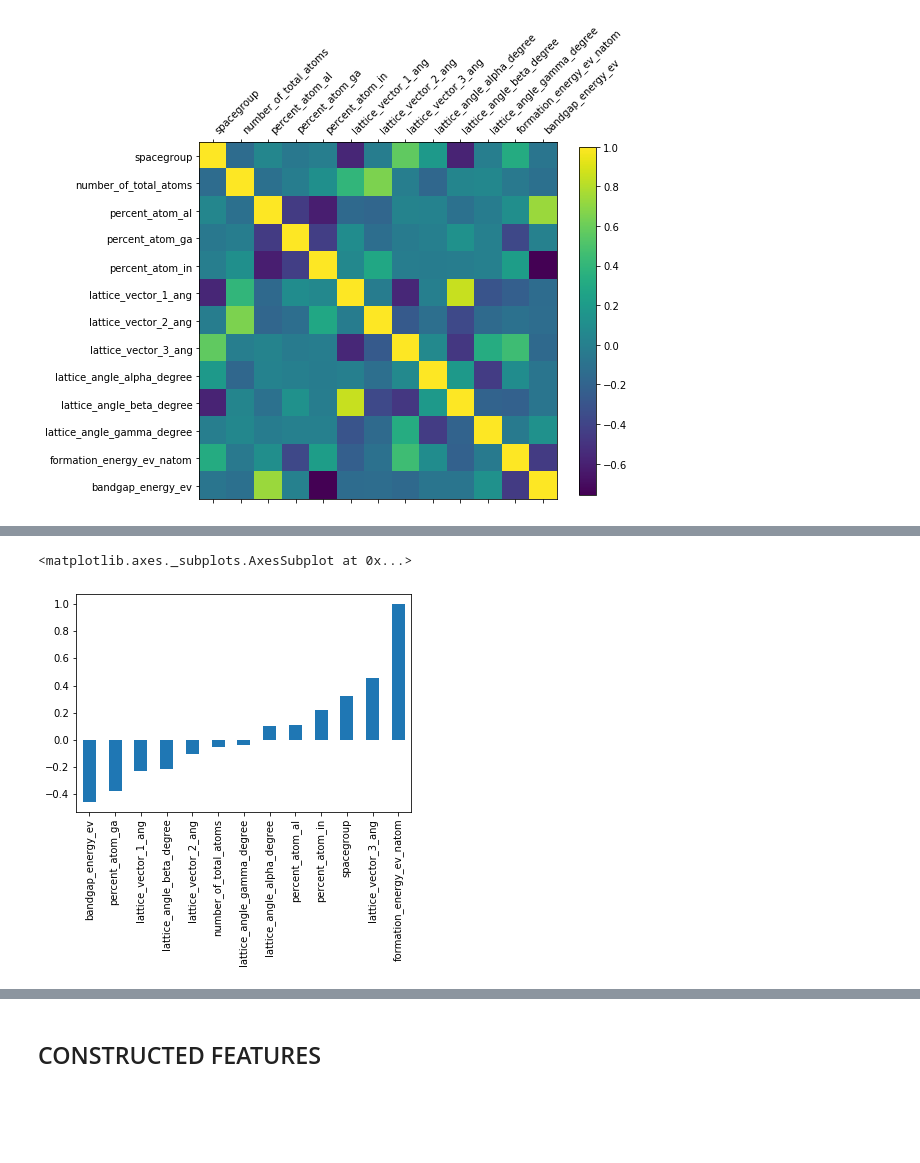
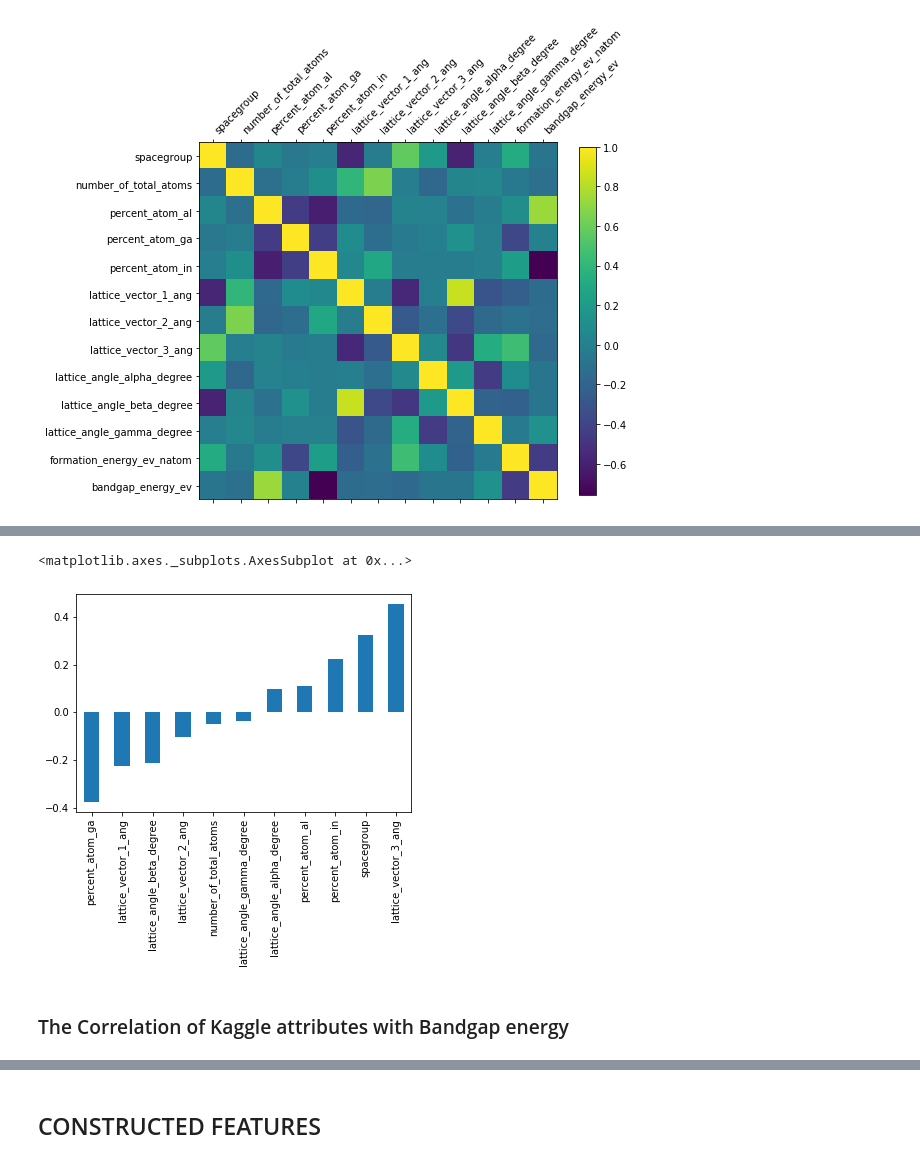
Before and after one commit to taidopurason/nomad2018, a Jupyter notebook: Data exploration.ipynb, the cells around one changed output, grey strips where cells are left out. Drawn from its saved outputs; the diff is of its cells as text; code cells hidden in the pictures; blank space fills up the shorter version.

```diff
--- a/Data exploration.ipynb
+++ b/Data exploration.ipynb
@@ -76,5 +97,7 @@ plt.show()
 # %%
-train_data.corr().loc["formation_energy_ev_natom"].sort_values().plot.bar()
+train_data.corr().loc["formation_energy_ev_natom"].drop(["formation_energy_ev_natom", "bandgap_energy_ev"]).sort_values().plot.bar()
 # %% [output]
 <matplotlib.axes._subplots.AxesSubplot at 0x...>
-[figure, old version]
+[figure, new version]
+# %% [markdown]
+### The Correlation of Kaggle attributes  with Bandgap energy
```
Also changed, not shown: parts of 37 cells of this notebook, 1 other file.
